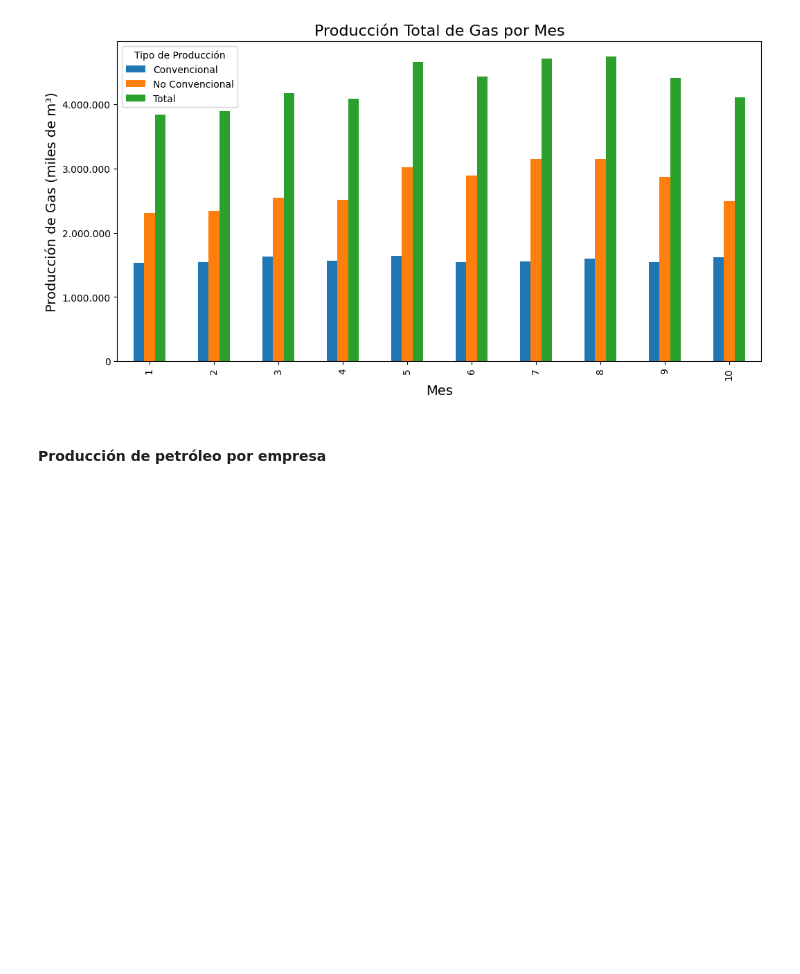
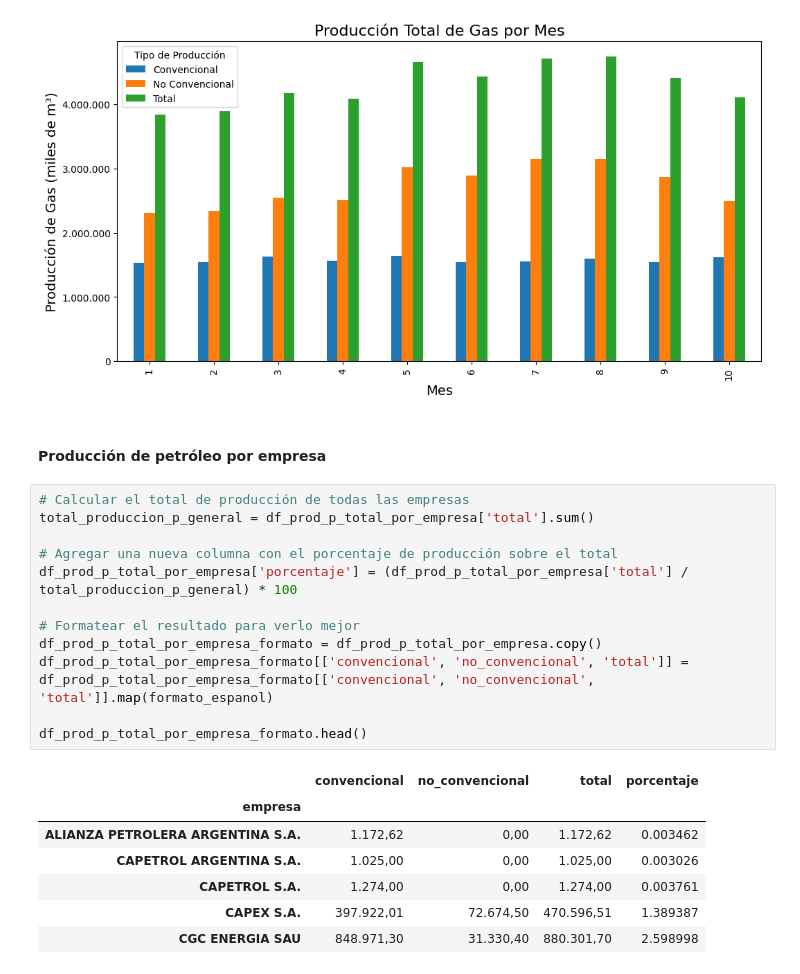
Before and after one commit to Nicopiwi/tps-calidad-de-datos, a Jupyter notebook: tp2/puntoD.ipynb, the cells around one changed output. Drawn from its saved outputs; the diff is of its cells as text; blank space fills up the shorter version.

```diff
--- a/tp2/puntoD.ipynb
+++ b/tp2/puntoD.ipynb
@@ -713,3 +713,23 @@ plt.show()
 [figure]
 # %% [markdown]
 #### Producción de petróleo por empresa
+# %%
+# Calcular el total de producción de todas las empresas
+total_produccion_p_general = df_prod_p_total_por_empresa['total'].sum()
+
+# Agregar una nueva columna con el porcentaje de producción sobre el total
+df_prod_p_total_por_empresa['porcentaje'] = (df_prod_p_total_por_empresa['total'] / total_produccion_p_general) * 100
+
+# Formatear el resultado para verlo mejor
+df_prod_p_total_por_empresa_formato = df_prod_p_total_por_empresa.copy()
+df_prod_p_total_por_empresa_formato[['convencional', 'no_convencional', 'total']] = df_prod_p_total_por_empresa_formato[['convencional', 'no_convencional', 'total']].map(formato_espanol)
+
+df_prod_p_total_por_empresa_formato.head()
+# %% [output]
+|  | convencional | no_convencional | total | porcentaje |
+| empresa |  |  |  |  |
+| ALIANZA PETROLERA ARGENTINA S.A. | 1.172,62 | 0,00 | 1.172,62 | 0.003462 |
+| CAPETROL ARGENTINA S.A. | 1.025,00 | 0,00 | 1.025,00 | 0.003026 |
+| CAPETROL S.A. | 1.274,00 | 0,00 | 1.274,00 | 0.003761 |
+| CAPEX S.A. | 397.922,01 | 72.674,50 | 470.596,51 | 1.389387 |
+| CGC ENERGIA SAU | 848.971,30 | 31.330,40 | 880.301,70 | 2.598998 |
```
Also changed, not shown: parts of 10 cells of this notebook.
